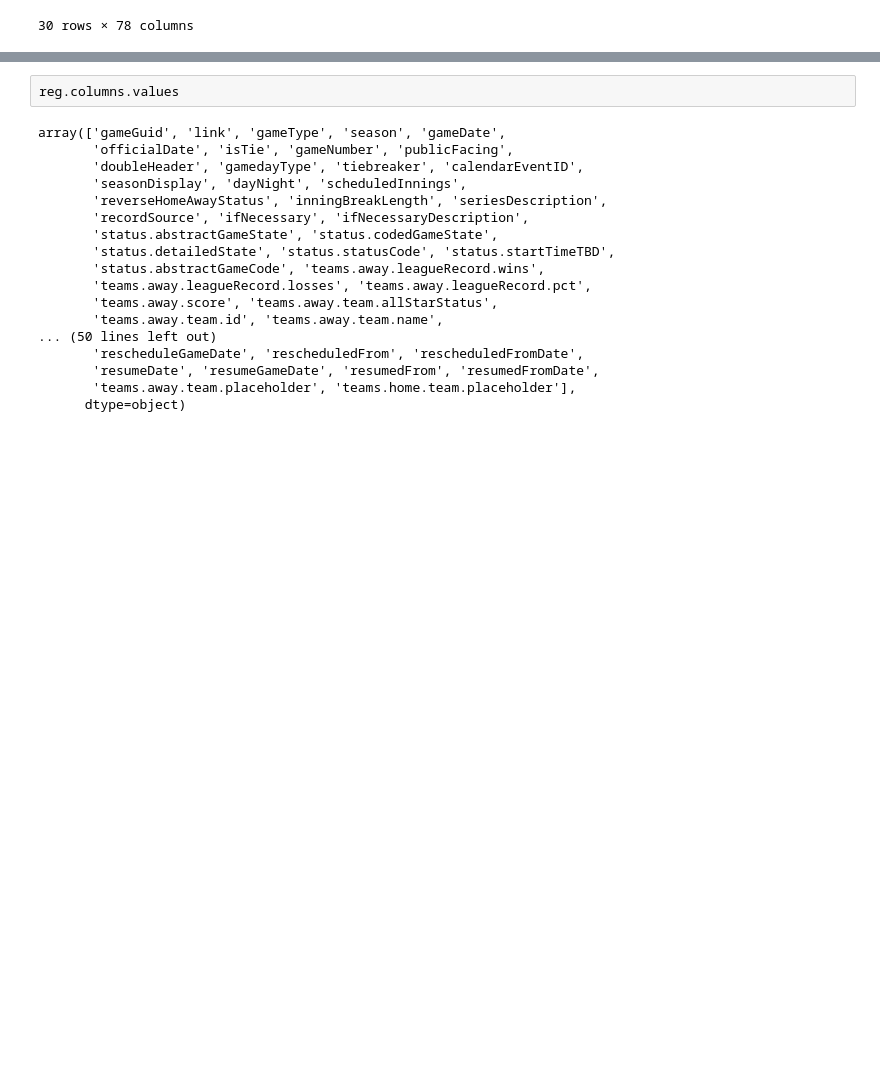
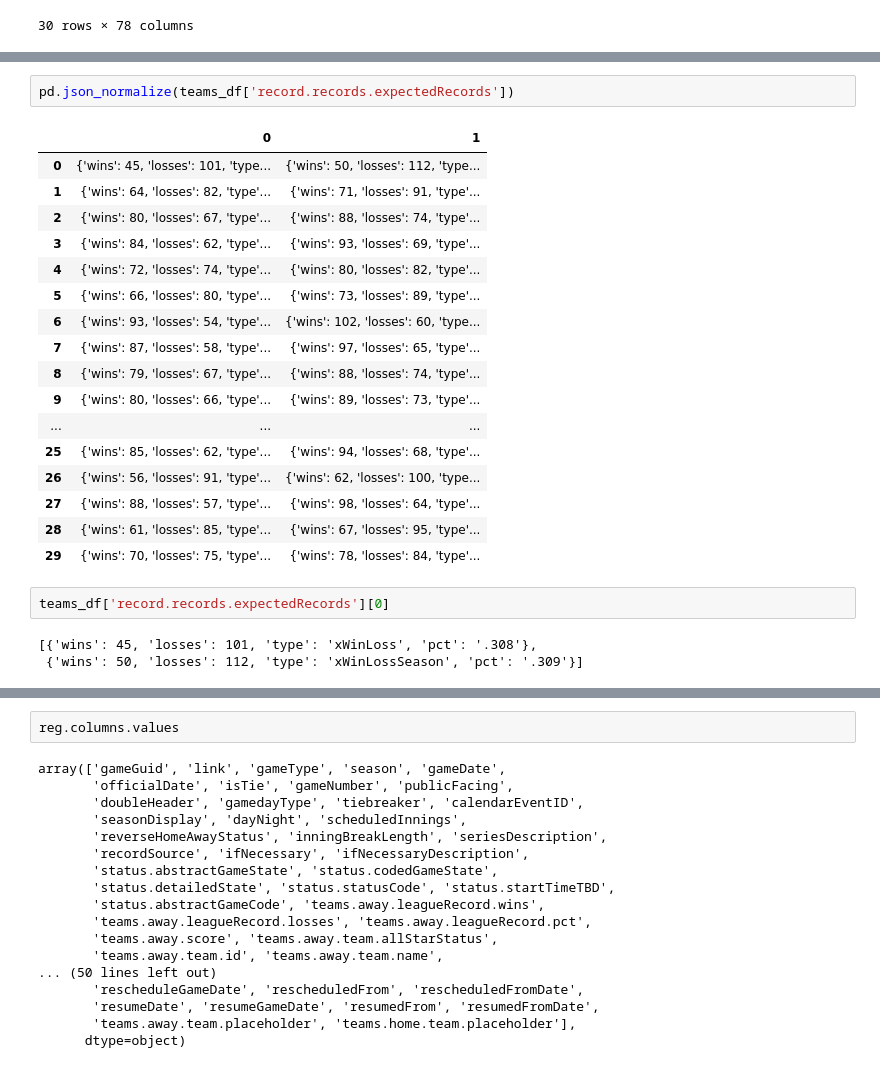
Before and after one commit to sdvinay/playoff_odds, a Jupyter notebook: ds_mlb.ipynb, the cells around one changed output, grey strips where cells are left out. Saved outputs shown, nothing was run; the diff lists cells and outputs as text; blank space fills up the shorter version.

```diff
--- a/ds_mlb.ipynb
+++ b/ds_mlb.ipynb
@@ -33,3 +121,28 @@ teams_df
+# %%
+pd.json_normalize(teams_df['record.records.expectedRecords'])
+# %% [output]
+|  | 0 | 1 |
+| 0 | {'wins': 45, 'losses': 101, 'type... | {'wins': 50, 'losses': 112, 'type... |
+| 1 | {'wins': 64, 'losses': 82, 'type'... | {'wins': 71, 'losses': 91, 'type'... |
+| 2 | {'wins': 80, 'losses': 67, 'type'... | {'wins': 88, 'losses': 74, 'type'... |
+| 3 | {'wins': 84, 'losses': 62, 'type'... | {'wins': 93, 'losses': 69, 'type'... |
+| 4 | {'wins': 72, 'losses': 74, 'type'... | {'wins': 80, 'losses': 82, 'type'... |
+| 5 | {'wins': 66, 'losses': 80, 'type'... | {'wins': 73, 'losses': 89, 'type'... |
+| 6 | {'wins': 93, 'losses': 54, 'type'... | {'wins': 102, 'losses': 60, 'type... |
+| 7 | {'wins': 87, 'losses': 58, 'type'... | {'wins': 97, 'losses': 65, 'type'... |
+| 8 | {'wins': 79, 'losses': 67, 'type'... | {'wins': 88, 'losses': 74, 'type'... |
+| 9 | {'wins': 80, 'losses': 66, 'type'... | {'wins': 89, 'losses': 73, 'type'... |
+| ... | ... | ... |
+| 25 | {'wins': 85, 'losses': 62, 'type'... | {'wins': 94, 'losses': 68, 'type'... |
+| 26 | {'wins': 56, 'losses': 91, 'type'... | {'wins': 62, 'losses': 100, 'type... |
+| 27 | {'wins': 88, 'losses': 57, 'type'... | {'wins': 98, 'losses': 64, 'type'... |
+| 28 | {'wins': 61, 'losses': 85, 'type'... | {'wins': 67, 'losses': 95, 'type'... |
+| 29 | {'wins': 70, 'losses': 75, 'type'... | {'wins': 78, 'losses': 84, 'type'... |
+# %%
+teams_df['record.records.expectedRecords'][0]
+# %% [output]
+[{'wins': 45, 'losses': 101, 'type': 'xWinLoss', 'pct': '.308'},
+ {'wins': 50, 'losses': 112, 'type': 'xWinLossSeason', 'pct': '.309'}]
 # %%
 ratings = teams_df.set_index('abbreviation')['record.winningPercentage']
 ratings
```
Also changed, not shown: parts of 13 cells of this notebook, 1 other file.
